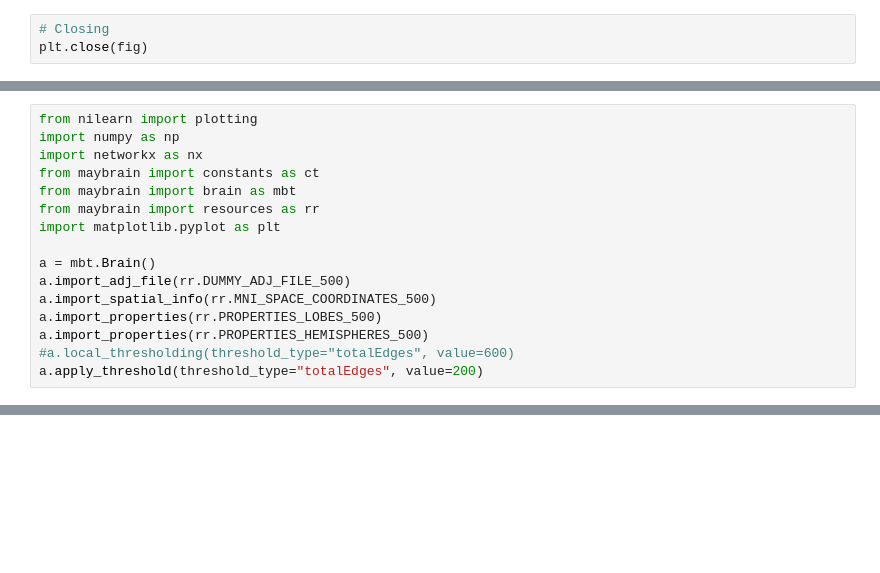
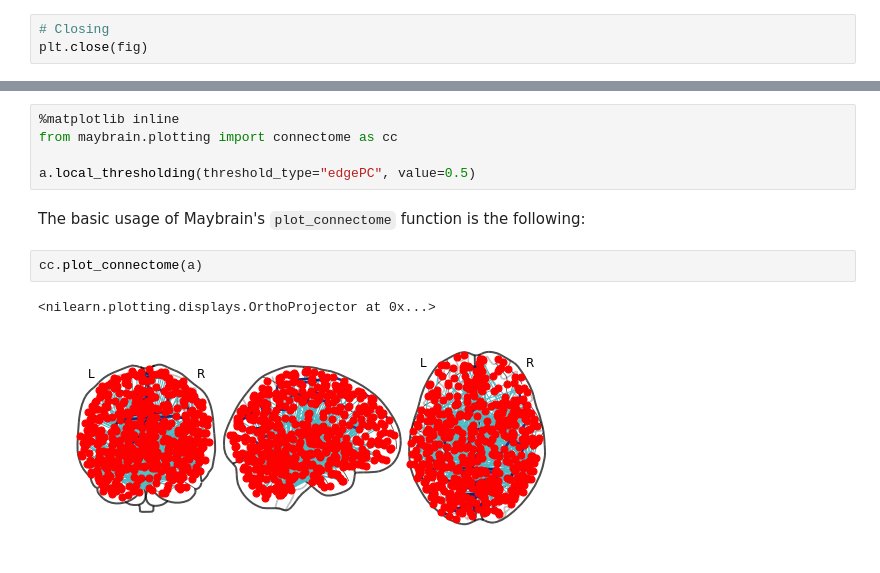
Before and after one commit to RittmanResearch/maybrain, a Jupyter notebook: docs/04 - The plotting Package.ipynb, the cells around one changed output, grey strips where cells are left out. Saved outputs shown, nothing was run; the diff lists cells and outputs as text; blank space fills up the shorter version.

Commit message:
nilearn wrapper mainly concluded (code+docs). Update on resources package (dummy anatlabels, hemispheres and lobes)

```diff
--- a/docs/04 - The plotting Package.ipynb
+++ b/docs/04 - The plotting Package.ipynb
@@ -71,16 +70,0 @@ plt.close(fig)
-# %%
-from nilearn import plotting
-import numpy as np
-import networkx as nx
-from maybrain import constants as ct
-from maybrain import brain as mbt
-from maybrain import resources as rr
-import matplotlib.pyplot as plt
-
-a = mbt.Brain()
-a.import_adj_file(rr.DUMMY_ADJ_FILE_500)
-a.import_spatial_info(rr.MNI_SPACE_COORDINATES_500)
-a.import_properties(rr.PROPERTIES_LOBES_500)
-a.import_properties(rr.PROPERTIES_HEMISPHERES_500)
-#a.local_thresholding(threshold_type="totalEdges", value=600)
-a.apply_threshold(threshold_type="totalEdges", value=200)
@@ -228,0 +77,12 @@ str(0)
+# %%
+%matplotlib inline
+from maybrain.plotting import connectome as cc
+
+a.local_thresholding(threshold_type="edgePC", value=0.5)
+# %% [markdown]
+The basic usage of Maybrain's `plot_connectome` function is the following:
+# %%
+cc.plot_connectome(a)
+# %% [output]
+<nilearn.plotting.displays.OrthoProjector at 0x...>
+[figure, added]
```
Also changed, not shown: parts of 27 cells of this notebook, 7 other files.
